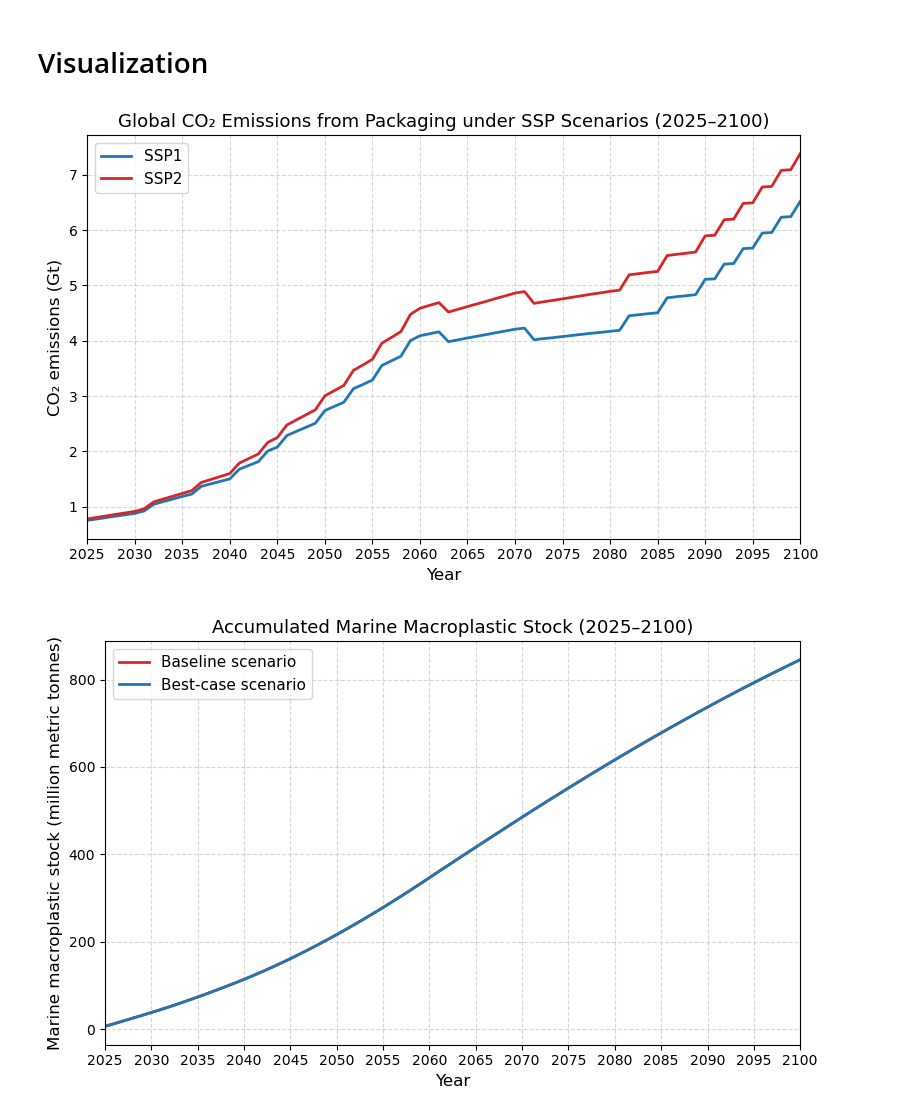
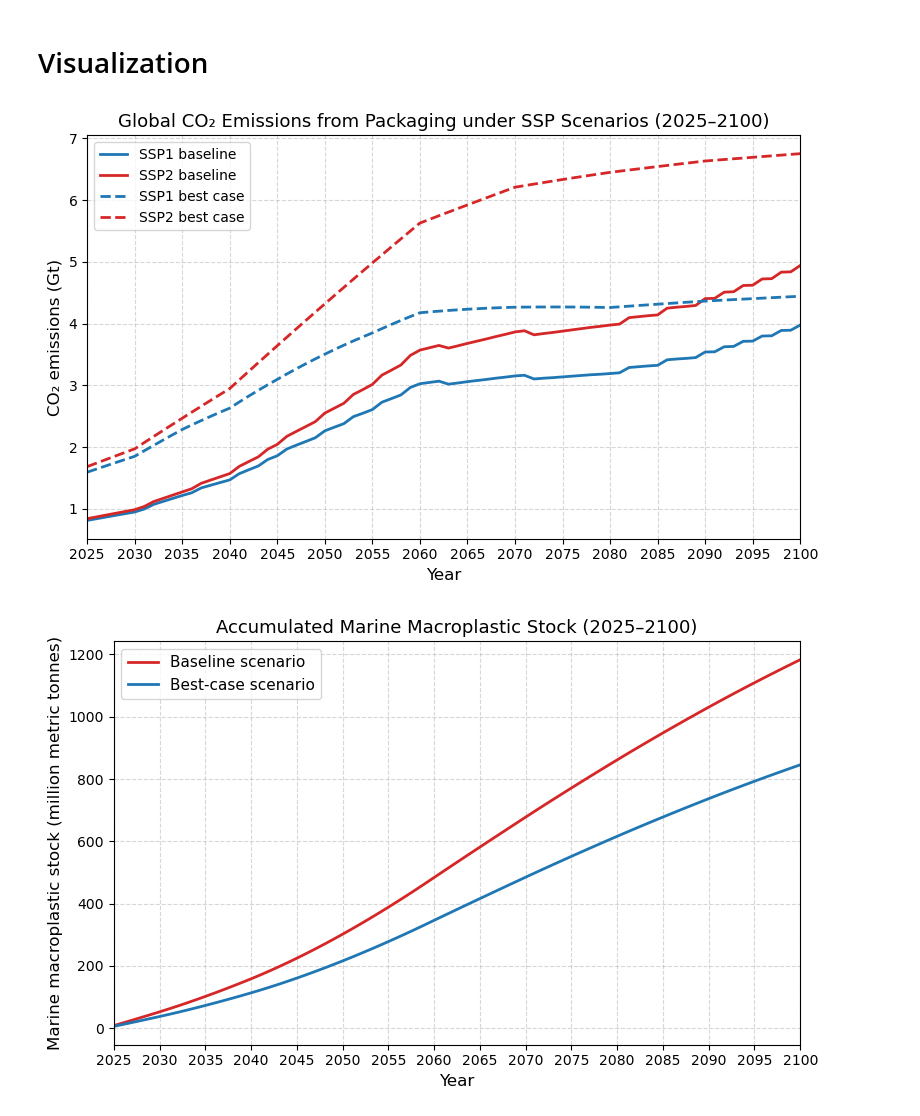
Before and after one commit to FarshidNazemi/packaging-roadmap, a Jupyter notebook: dynamic analysis and roadmap.ipynb, the cells around one changed output. Drawn from its saved outputs; the diff is of its cells as text; code cells hidden in the pictures.

```diff
--- a/dynamic analysis and roadmap.ipynb
+++ b/dynamic analysis and roadmap.ipynb
@@ -2269,0 +2452,4 @@ plt.show()
+# %%
+packaging_types_df = pd.read_csv("data/packaging_types.csv")
+collection_recyclate_df = pd.read_csv("data/collection_Recyclate.csv")
+collection_msw_df = pd.read_csv("data/collection_MSW.csv")
@@ -2269,0 +2615,2 @@ plt.show()
+# %%
+monomers_decisions_df = pd.read_csv("data/monomers_decisions.csv")
@@ -2269,0 +2673,2 @@ plt.show()
+# %%
+quality_scenarios_df = pd.read_csv("data/quality_scenarios.csv")
@@ -2269,0 +2874,2 @@ plt.show()
+# %%
+s_2100 = next(r['s_vector'] for r in results if r['year'] == 2100)
@@ -2272,45 +3104,54 @@ plt.show()
 # %%
 import matplotlib.pyplot as plt
 import pandas as pd
 import numpy as np
 
-# Read both SSP scenarios
+# Read all four datasets
 co2_by_year_ssp1_df = pd.read_csv("co2_by_year_ssp1.csv")
 co2_by_year_ssp2_df = pd.read_csv("co2_by_year_ssp2.csv")
+co2_by_year_ssp1_best_df = pd.read_csv("co2_by_year_ssp1_best.csv")
+co2_by_year_ssp2_best_df = pd.read_csv("co2_by_year_ssp2_best.csv")
 
 # Convert kg → gigatonnes (1 Gt = 1e12 kg)
-co2_by_year_ssp1_df["CO2_Gt"] = co2_by_year_ssp1_df["co2_sum"] / 1e12
-co2_by_year_ssp2_df["CO2_Gt"] = co2_by_year_ssp2_df["co2_sum"] / 1e12
+for df in [co2_by_year_ssp1_df, co2_by_year_ssp2_df, co2_by_year_ssp1_best_df, co2_by_year_ssp2_best_df]:
+    df["CO2_Gt"] = df["co2_sum"] / 1e12
 
-# Plot both trajectories
+# Plot all scenarios
 plt.figure(figsize=(8,5))
-plt.plot(co2_by_year_ssp1_df["year"], co2_by_year_ssp1_df["CO2_Gt"], linewidth=2, color="tab:blue", label="SSP1")
-plt.plot(co2_by_year_ssp2_df["year"], co2_by_year_ssp2_df["CO2_Gt"], linewidth=2, color="tab:red", label="SSP2")
 
+# Baseline scenarios
+plt.plot(co2_by_year_ssp1_df["year"], co2_by_year_ssp1_df["CO2_Gt"], linewidth=2, color="tab:blue", label="SSP1 baseline")
+plt.plot(co2_by_year_ssp2_df["year"], co2_by_year_ssp2_df["CO2_Gt"], linewidth=2, color="tab:red", label="SSP2 baseline")
+
+# Best-case scenarios (dashed lines)
+plt.plot(co2_by_year_ssp1_best_df["year"], co2_by_year_ssp1_best_df["CO2_Gt"], linewidth=2, linestyle="--", color="tab:blue", label="SSP1 best case")
+plt.plot(co2_by_year_ssp2_best_df["year"], co2_by_year_ssp2_best_df["CO2_Gt"], linewidth=2, linestyle="--", color="tab:red", label="SSP2 best case")
+
+# Labels and formatting
 plt.xlabel("Year", fontsize=12)
 plt.ylabel("CO₂ emissions (Gt)", fontsize=12)
 plt.title("Global CO₂ Emissions from Packaging under SSP Scenarios (2025–2100)", fontsize=13)
 plt.grid(True, linestyle="--", alpha=0.5)
 plt.xlim(2025, 2100)
 plt.xticks(np.arange(2025, 2101, 5))
-plt.legend(fontsize=11)
+plt.legend(fontsize=10)
 plt.tight_layout()
 
 # Save figures
-plt.savefig("CO2_emissions_packaging_SSP1_SSP2_2025_2100.png", dpi=300)
-plt.savefig("CO2_emissions_packaging_SSP1_SSP2_2025_2100.svg", format="svg")
+plt.savefig("CO2_emissions_packaging_SSP1_SSP2_bestcase_2025_2100.png", dpi=300)
+plt.savefig("CO2_emissions_packaging_SSP1_SSP2_bestcase_2025_2100.svg", format="svg")
 
-# Show
+# Show plot
 plt.show()
 # %% [output]
-[figure, old version]
+[figure, new version]
 # %%
 import matplotlib.pyplot as plt
 import pandas as pd
 import numpy as np
 
 # Load both datasets
-map_stock_df = pd.read_csv("macroplastic_stock_by_year.csv")          # baseline
+map_stock_df = pd.read_csv("macroplastic_stock_by_year_baseline.csv")          # baseline
 map_stock_best_df = pd.read_csv("macroplastic_stock_by_year_best.csv") # best case
 
 # Convert kg → million metric tonnes (1 Mt = 1e9 kg)
@@ -2338,4 +3179,4 @@ plt.savefig("Macroplastic_stock_baseline_vs_bestcase_2025_2100.svg", format="svg
 # Show
 plt.show()
 # %% [output]
-[figure, old version]
+[figure, new version]
```
Also changed, not shown: parts of 67 cells of this notebook, 12 other files.
